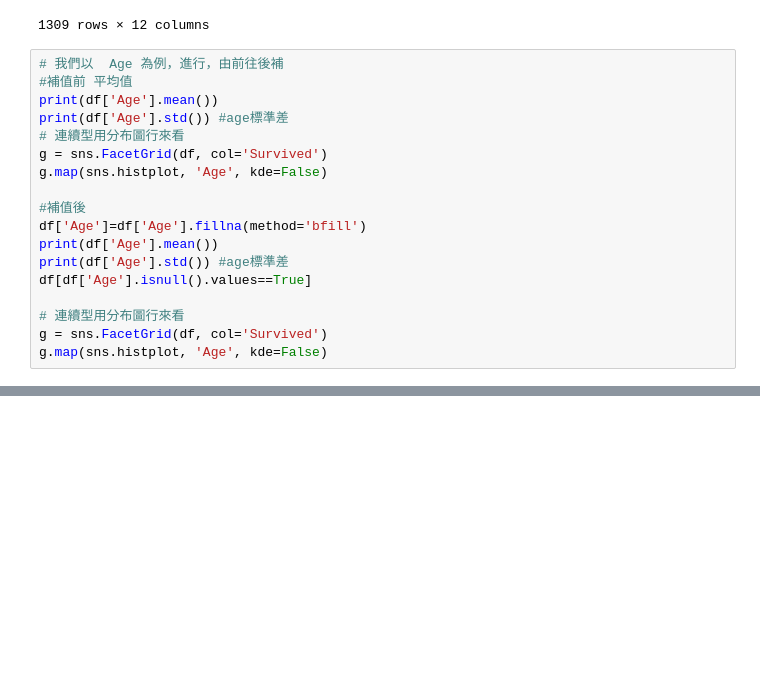
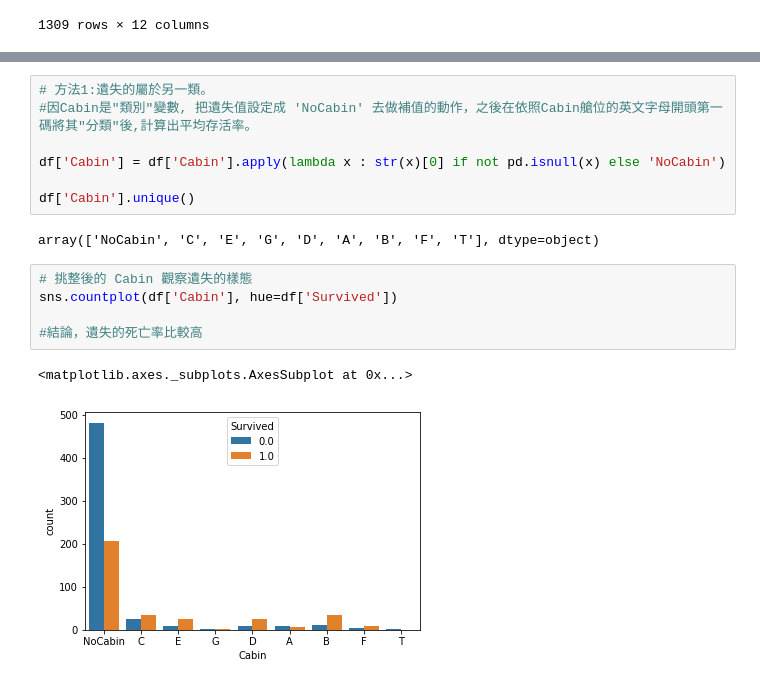
Before and after one commit to yuzonshen/Python60Days, a Jupyter notebook: homework/D36_作業_數據理解與重覆和遺失值處理.ipynb, the cells around one changed output, grey strips where cells are left out. Saved outputs shown, nothing was run; the diff lists cells and outputs as text; blank space fills up the shorter version.

```diff
--- a/homework/D36_作業_數據理解與重覆和遺失值處理.ipynb
+++ b/homework/D36_作業_數據理解與重覆和遺失值處理.ipynb
@@ -178,21 +182,3 @@ To retain the current behavior and silence the warning, pass 'sort=True'.
 | 416 | NaN | NaN | S | 8.0500 | Ware, Mr. Frederick | 0 | 1308 | 3 | male | 0 | ... |
 | 417 | NaN | NaN | C | 22.3583 | Peter, Master. Michael J | 1 | 1309 | 3 | male | 1 | ... |
 1309 rows × 12 columns
-# %%
-# 我們以  Age 為例，進行，由前往後補
-#補值前 平均值
-print(df['Age'].mean())
-print(df['Age'].std()) #age標準差
-# 連續型用分布圖行來看
-g = sns.FacetGrid(df, col='Survived')
-g.map(sns.histplot, 'Age', kde=False)
-
-#補值後
-df['Age']=df['Age'].fillna(method='bfill')
-print(df['Age'].mean())
-print(df['Age'].std()) #age標準差
-df[df['Age'].isnull().values==True]
-
-# 連續型用分布圖行來看
-g = sns.FacetGrid(df, col='Survived')
-g.map(sns.histplot, 'Age', kde=False)
@@ -206,0 +234,17 @@ g.map(sns.histplot, 'Age', kde=False)
+# %%
+# 方法1:遺失的屬於另一類。
+#因Cabin是"類別"變數, 把遺失值設定成 'NoCabin' 去做補值的動作，之後在依照Cabin艙位的英文字母開頭第一碼將其"分類"後,計算出平均存活率。
+
+df['Cabin'] = df['Cabin'].apply(lambda x : str(x)[0] if not pd.isnull(x) else 'NoCabin')
+
+df['Cabin'].unique()
+# %% [output]
+array(['NoCabin', 'C', 'E', 'G', 'D', 'A', 'B', 'F', 'T'], dtype=object)
+# %%
+# 挑整後的 Cabin 觀察遺失的樣態
+sns.countplot(df['Cabin'], hue=df['Survived'])
+
+#結論，遺失的死亡率比較高
+# %% [output]
+<matplotlib.axes._subplots.AxesSubplot at 0x...>
+[figure, added]
```
Also changed, not shown: parts of 5 cells of this notebook.
